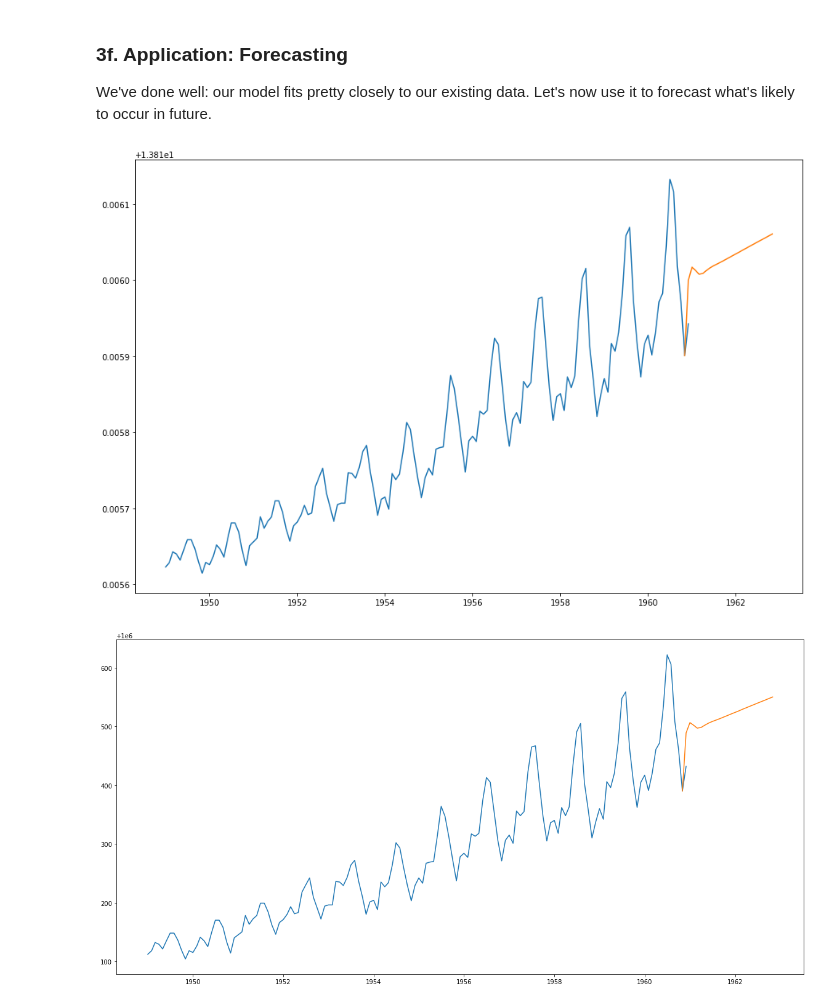
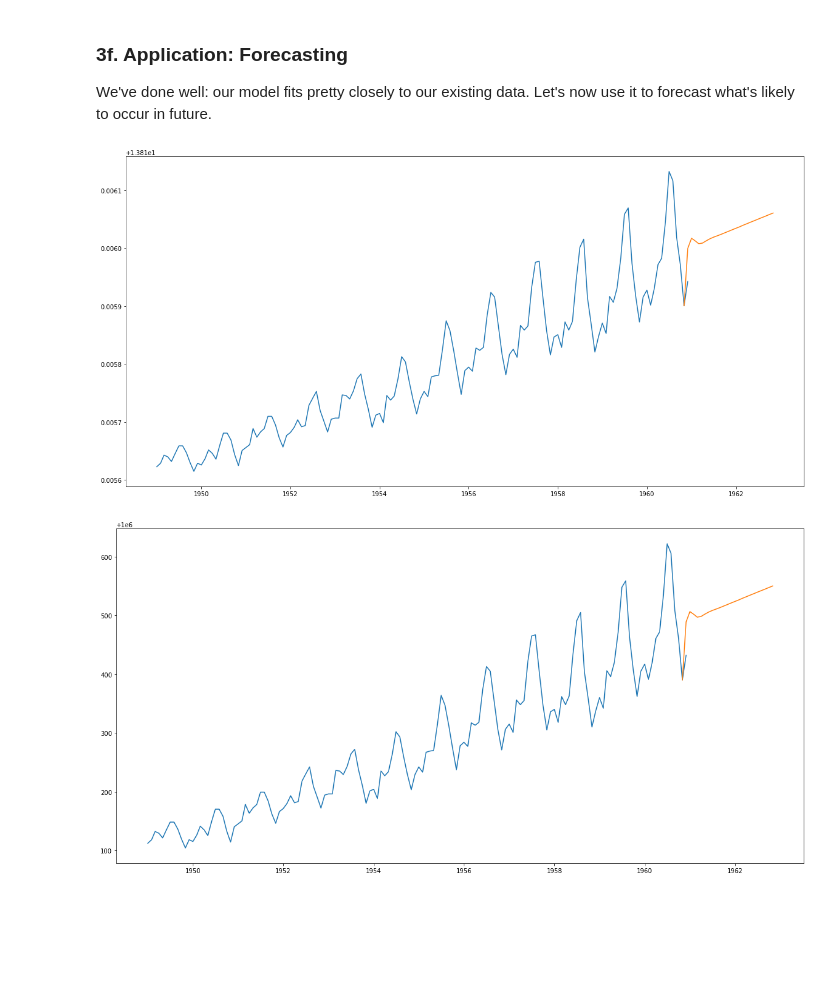
Before and after one commit to Ranealdinho/Springboard, a Jupyter notebook: RNW_CowboyCigarettes_CaseStudy_Tier3.ipynb, the cells around one changed output. Cells and saved outputs as stored; diff of their text form; code cells hidden in the pictures; blank space fills up the shorter version.

Commit message:
commit changing figure sizes to all match

```diff
--- a/RNW_CowboyCigarettes_CaseStudy_Tier3.ipynb
+++ b/RNW_CowboyCigarettes_CaseStudy_Tier3.ipynb
@@ -452,28 +452,28 @@ We've done well: our model fits pretty closely to our existing data. Let's now u
 # %%
 # Declare a variable called forecast_period with the amount of months to forecast, and
 # create a range of future dates that is the length of the periods you've chosen to forecast
 forecast_period= 24
 date_range = pd.date_range(y_log.index[-1], periods = forecast_period,
               freq='MS').strftime("%Y-%m-%d").tolist()
 
 # Convert that range into a dataframe that includes your predictions
 # First, call DataFrame on pd
 future_months = pd.DataFrame(date_range, columns = ['Month'])
 
 # Let's now convert the 'Month' column to a datetime object with to_datetime
 future_months['Month'] = pd.to_datetime(future_months['Month'])
 future_months.set_index('Month', inplace = True)
 
 future_months['Prediction'] = forecast[0]
 
 # Plot your future predictions
 # Call figure() on plt
-plt.figure(figsize=(15,10))
+plt.figure(figsize=(20,10))
 plt.plot(y_log)
 plt.plot(y_log['Nov 1960'].append(future_months['Prediction']))
 plt.show()
 # %% [output]
-[figure, old version]
+[figure, new version]
 # %%
 # Now plot the original variable y
 # Use the same functions as before
```
